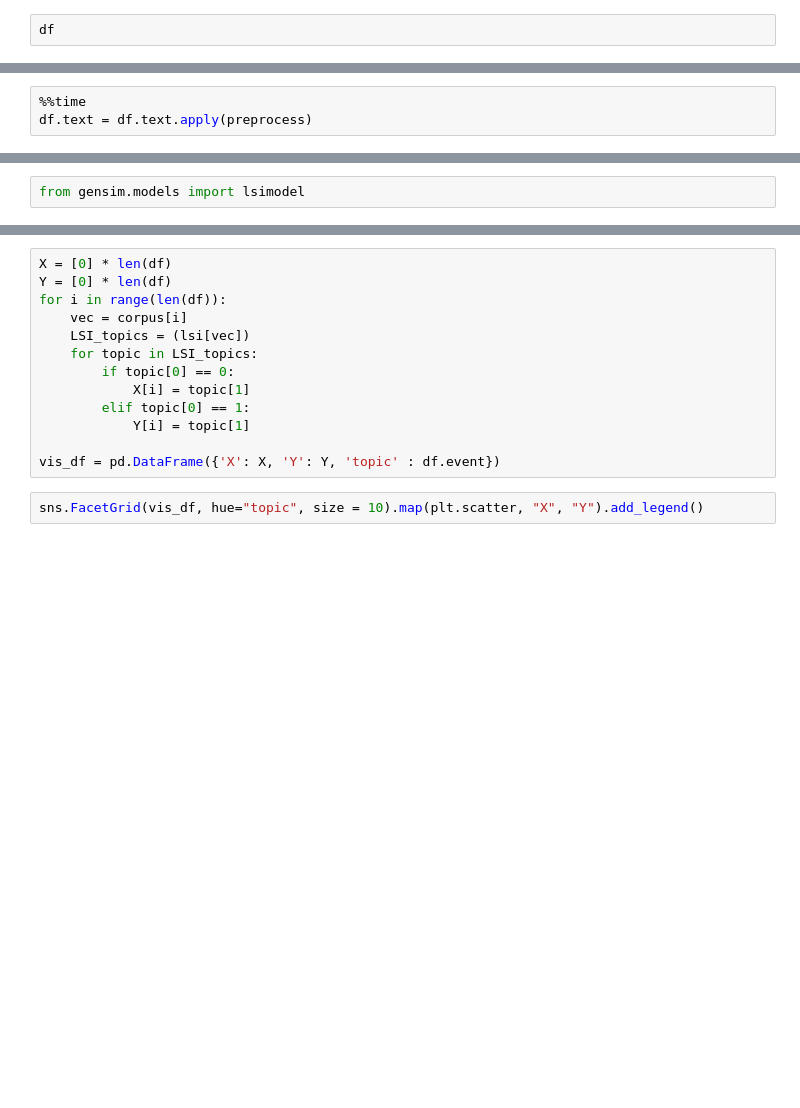
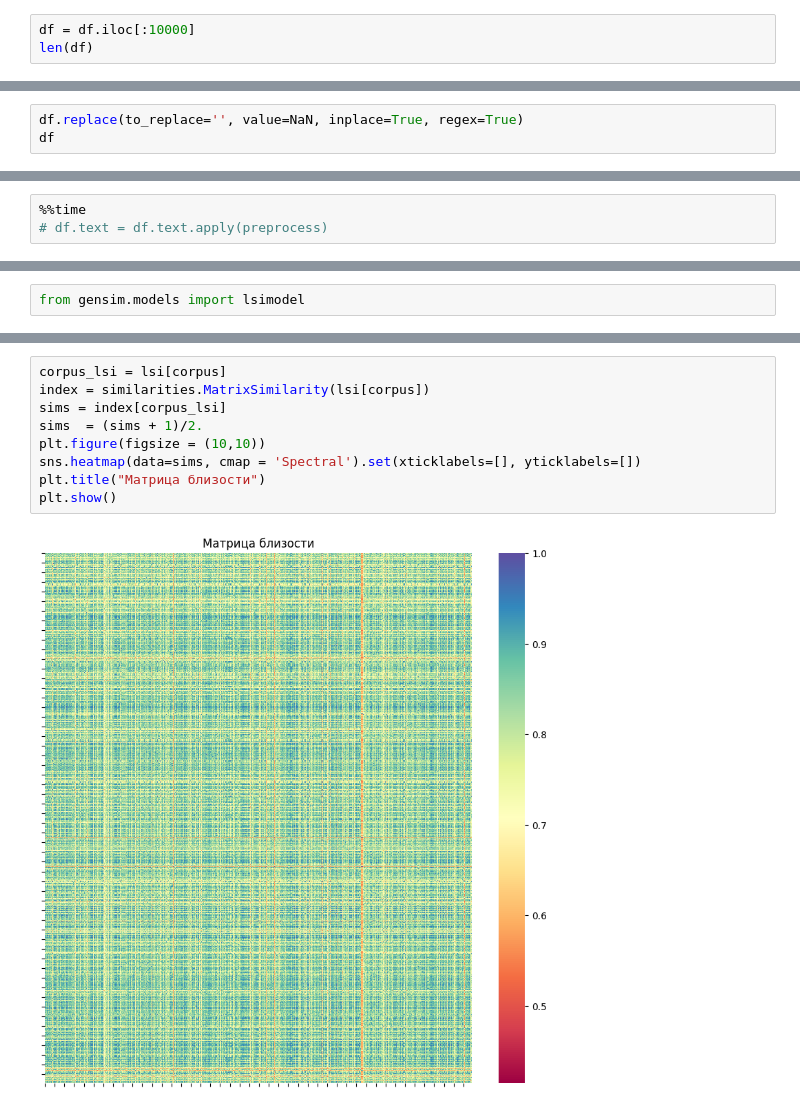
Before and after one commit to dr-Elan/MLHW, a Jupyter notebook: Тематическое ранжирование.ipynb, the cells around one changed output, grey strips where cells are left out. Drawn from its saved outputs; the diff is of its cells as text; blank space fills up the shorter version.

```diff
--- a/Тематическое ранжирование.ipynb
+++ b/Тематическое ранжирование.ipynb
@@ -99,5 +99,6 @@ def preprocess(text):
 # %%
 df = pd.read_json('/Users/ruslanpepa/Netology/Машинное обучение/NLP/banki_responses.json', lines=True)
 # %%
-df
+df = df.iloc[:10000]
+len(df)
 # %% [output]
@@ -116,0 +121,3 @@ df
+# %%
+df.replace(to_replace='', value=NaN, inplace=True, regex=True)
+df
@@ -117,4 +158,4 @@ df
 # %%
 %%time
-df.text = df.text.apply(preprocess)
+# df.text = df.text.apply(preprocess)
 # %% [output]
@@ -188,15 +234,11 @@ lsi.show_topics(5)
-# %%
-X = [0] * len(df)
-Y = [0] * len(df)
-for i in range(len(df)):
-    vec = corpus[i]
-    LSI_topics = (lsi[vec])
-    for topic in LSI_topics:
-        if topic[0] == 0:
-            X[i] = topic[1]
-        elif topic[0] == 1:
-            Y[i] = topic[1]
-
-vis_df = pd.DataFrame({'X': X, 'Y': Y, 'topic' : df.event})
-# %%
-sns.FacetGrid(vis_df, hue="topic", size = 10).map(plt.scatter, "X", "Y").add_legend()
+# %%
+corpus_lsi = lsi[corpus]
+index = similarities.MatrixSimilarity(lsi[corpus])
+sims = index[corpus_lsi]
+sims  = (sims + 1)/2.
+plt.figure(figsize = (10,10))
+sns.heatmap(data=sims, cmap = 'Spectral').set(xticklabels=[], yticklabels=[])
+plt.title("Матрица близости")
+plt.show()
+# %% [output]
+[figure, added]
```
Also changed, not shown: parts of 19 cells of this notebook.
